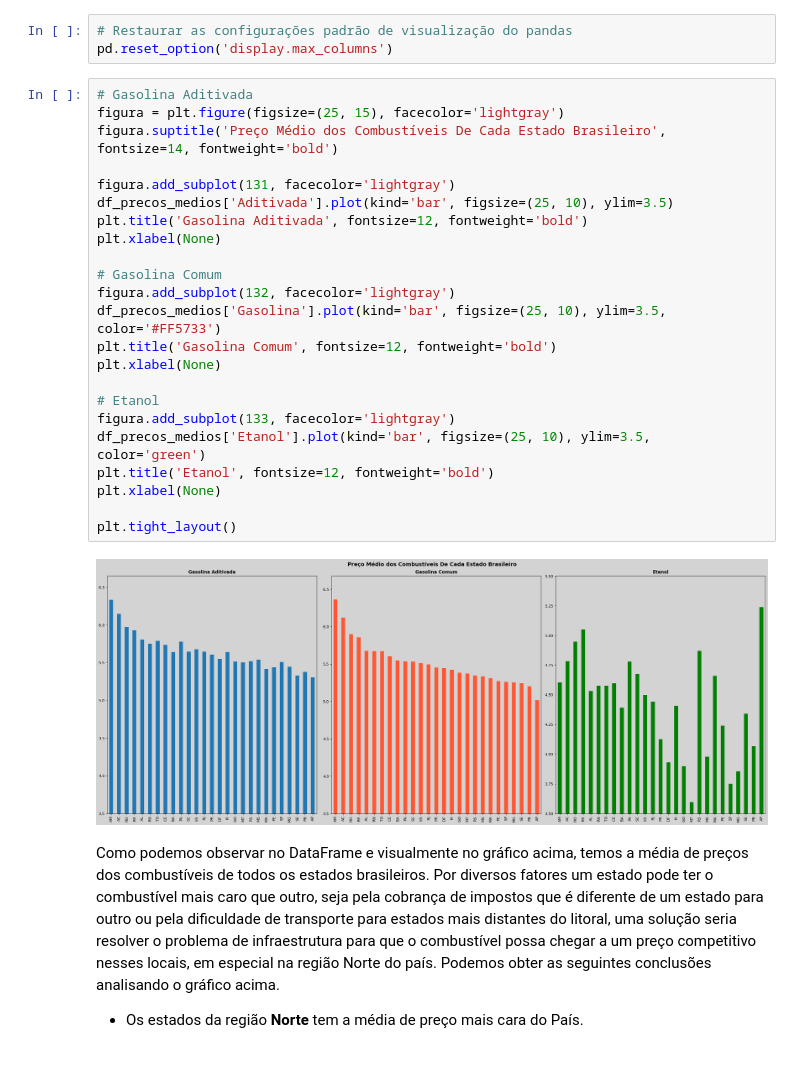
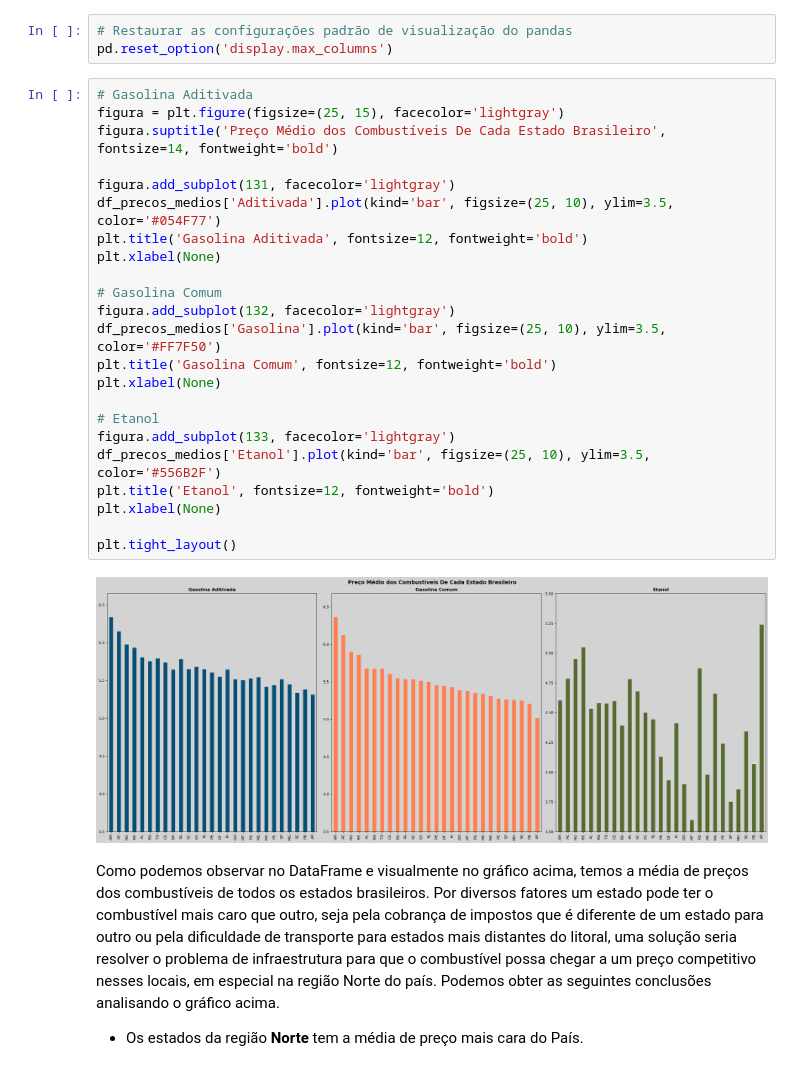
Before and after one commit to gideoni-santos/projeto-squad5-m4, a Jupyter notebook: Analise_combustiveis.ipynb, the cells around one changed output. Cells and saved outputs as stored; diff of their text form.

```diff
--- a/Analise_combustiveis.ipynb
+++ b/Analise_combustiveis.ipynb
@@ -878,28 +876,28 @@ pd.reset_option('display.max_columns')
 # %%
 # Gasolina Aditivada
 figura = plt.figure(figsize=(25, 15), facecolor='lightgray')
 figura.suptitle('Preço Médio dos Combustíveis De Cada Estado Brasileiro', fontsize=14, fontweight='bold')
 
 figura.add_subplot(131, facecolor='lightgray')
-df_precos_medios['Aditivada'].plot(kind='bar', figsize=(25, 10), ylim=3.5)
+df_precos_medios['Aditivada'].plot(kind='bar', figsize=(25, 10), ylim=3.5, color='#054F77')
 plt.title('Gasolina Aditivada', fontsize=12, fontweight='bold')
 plt.xlabel(None)
 
 # Gasolina Comum
 figura.add_subplot(132, facecolor='lightgray')
-df_precos_medios['Gasolina'].plot(kind='bar', figsize=(25, 10), ylim=3.5, color='#FF5733')
+df_precos_medios['Gasolina'].plot(kind='bar', figsize=(25, 10), ylim=3.5, color='#FF7F50')
 plt.title('Gasolina Comum', fontsize=12, fontweight='bold')
 plt.xlabel(None)
 
 # Etanol
 figura.add_subplot(133, facecolor='lightgray')
-df_precos_medios['Etanol'].plot(kind='bar', figsize=(25, 10), ylim=3.5, color='green')
+df_precos_medios['Etanol'].plot(kind='bar', figsize=(25, 10), ylim=3.5, color='#556B2F')
 plt.title('Etanol', fontsize=12, fontweight='bold')
 plt.xlabel(None)
 
 plt.tight_layout()
 # %% [output]
-[figure, old version]
+[figure, new version]
 # %% [markdown]
 Como podemos observar no DataFrame e visualmente no gráfico acima, temos a média de preços dos combustíveis de todos os estados brasileiros. Por diversos fatores um estado pode ter o combustível mais caro que outro, seja pela cobrança de impostos que é diferente de um estado para outro ou pela dificuldade de transporte para estados mais distantes do litoral, uma solução seria resolver o problema de infraestrutura para que o combustível possa chegar a um preço competitivo nesses locais, em especial na região Norte do país. Podemos obter as seguintes conclusões analisando o gráfico acima.
 
```
Also changed, not shown: parts of 4 cells of this notebook.
